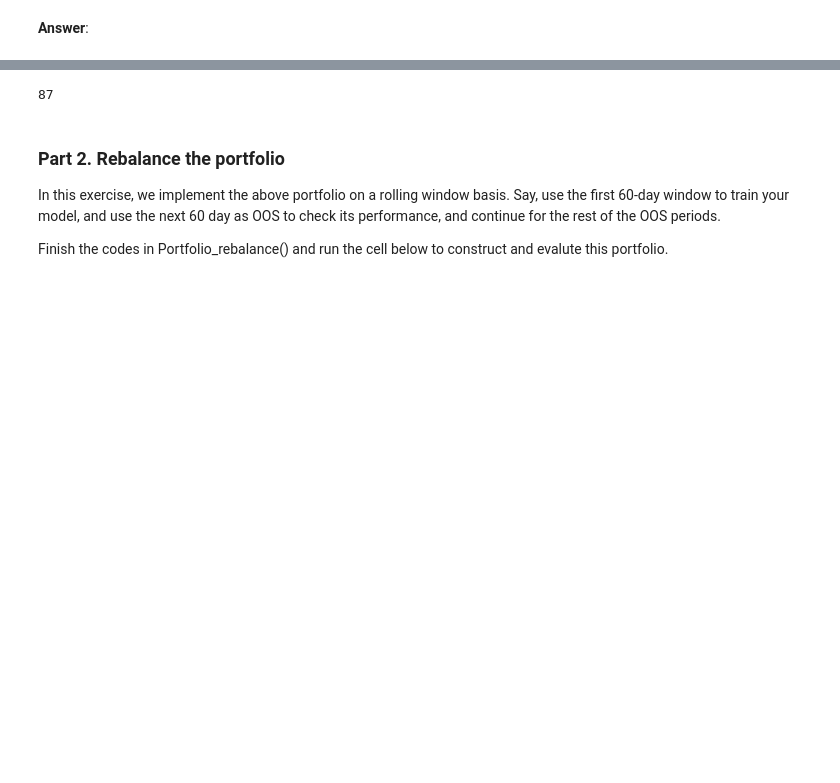
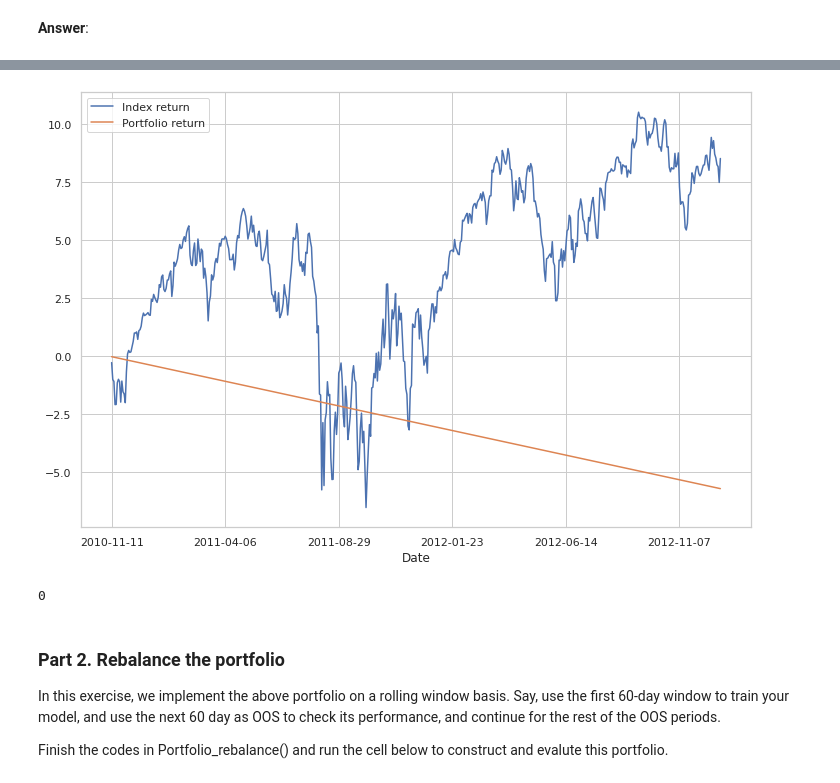
Before and after one commit to mattzhao-R/busn-20800, a Jupyter notebook: Psets/Assignment_3/Assignment_3.ipynb, the cells around one changed output, grey strips where cells are left out. Drawn from its saved outputs; the diff is of its cells as text; code cells hidden in the pictures; blank space fills up the shorter version.

```diff
--- a/Psets/Assignment_3/Assignment_3.ipynb
+++ b/Psets/Assignment_3/Assignment_3.ipynb
@@ -415,10 +419,12 @@ Portfolio_visualize(port_0[1],port_0[2])
 # %%
-port_inf = Portfolio_construction(sp500_ret,set_alp = False, alp = np.Inf)
+port_inf = Portfolio_construction(sp500_ret,set_alp = True, alp = 1000000)
 Portfolio_visualize(port_inf[1],port_inf[2])
+# %% [output]
+[figure, added]
 # %%
-len([x for x in port[0] if x != 0])
+len([x for x in port_inf[0] if x != 0])
 # %% [output]
-87
+0
 # %% [markdown]
 ### Part 2. Rebalance the portfolio
 
```
Also changed, not shown: parts of 2 cells of this notebook.
